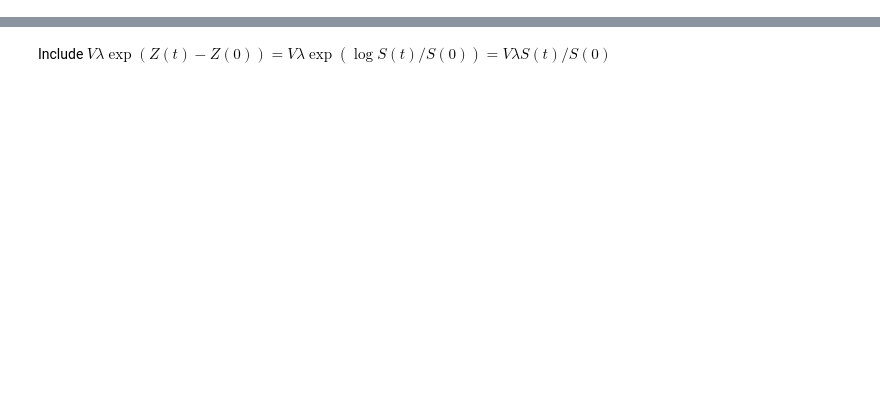
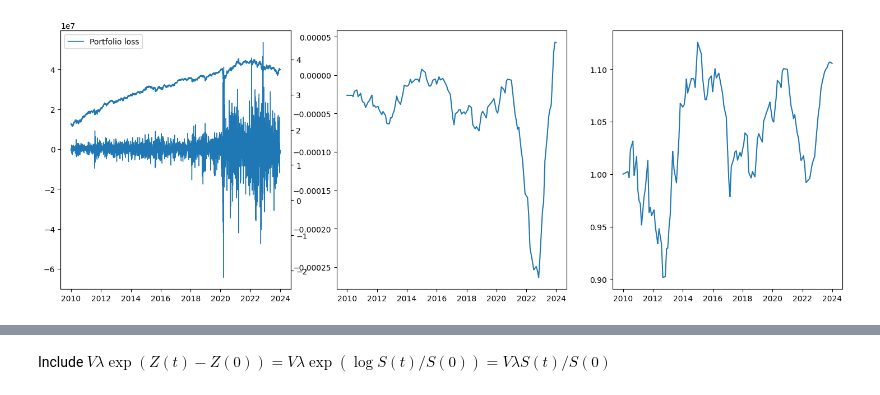
Before and after one commit to DaanZunnenberg/RiskFunctions, a Jupyter notebook: Assignment_1/Updated_version/QFRM_Assignment1.ipynb, the cells around one changed output, grey strips where cells are left out. Cells and saved outputs as stored; diff of their text form; code cells hidden in the pictures; blank space fills up the shorter version.

```diff
--- a/Assignment_1/Updated_version/QFRM_Assignment1.ipynb
+++ b/Assignment_1/Updated_version/QFRM_Assignment1.ipynb
@@ -18,0 +87,46 @@ from typing import Any, Callable
+# %%
+def loss_operator(Z, weights, Value: float = 10 ** 8):
+    """
+    The loss distribution is the weighted sum of negative log returns (X) multiplied by exp(Z(t) - Z(0)) where Z(x) is the log price at time x
+
+    NOTE: For us, Z(0) = 0 as I standardised all returns at t = 0
+    """
+    loss = np.zeros(len(Z) - 1)
+    loss_ind = Z[:-1].copy()
+    T = len(Z) - 1
+    t = np.arange(T)
+    for Z_k, weight, name in zip(Z.values.T, weights, Z.columns):
+        X_k = np.diff(Z_k)
+        X_k = np.array([0] + X_k.tolist())
+        X_k_shifted = X_k[1:] # from t = 2 to T
+        X_k = X_k[:-1]  # from t = 1 to T - 1
+        Z_k = Z_k[:-1]
+        if name == 'AAPL_EUR':
+            # Include EUR/USD exposure
+            loss_sub = Value * weight * np.exp((Z_k - Z_k[0]) + (Z['EUR_USD'][:-1] - Z['EUR_USD'][0])) * X_k_shifted
+        elif name == 'EURIBOR':
+            # The time risk
+            w = Value * np.exp(Z_k[0])
+            loss_sub = -w * np.exp(-(T-t) * Z_k) * Z_k
+
+            # Add credit risk
+            loss_sub += Value * weight * np.exp(Z_k[0] - (T - t) * Z_k) * (T - t) * X_k
+        else:
+            loss_sub = Value * weight * np.exp(Z_k - Z_k[0]) * X_k_shifted
+        loss += loss_sub
+        loss_ind[name] = loss_sub * (1 / (weight)) if name != 'EUR_USD' else 0
+    return loss, loss_ind
+# %%
+portfolio_loss, ind_loss = loss_operator(data, weights)
+fig, axs = plt.subplots(1,3, figsize = (18, 6))
+axs[0].plot(portfolio_loss, label = 'Portfolio loss', lw = 1)
+ax = axs[0].twinx()
+PV = np.sum(weights * data, axis = 1)
+ax.plot(PV)
+ax.set_ylim(1.2 * max(-PV), 1.2 * max(PV))
+axs[1].plot(data['EURIBOR'])
+axs[2].plot(credit_val.loc[data.index])
+axs[0].legend()
+plt.show()
+# %% [output]
+[figure, added]
```
Also changed, not shown: parts of 41 cells of this notebook.
